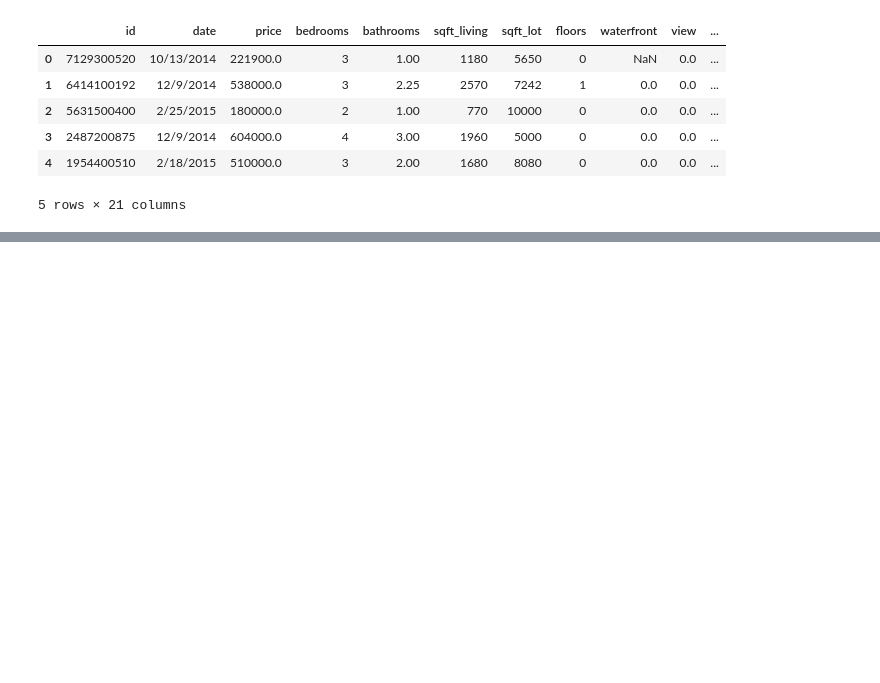
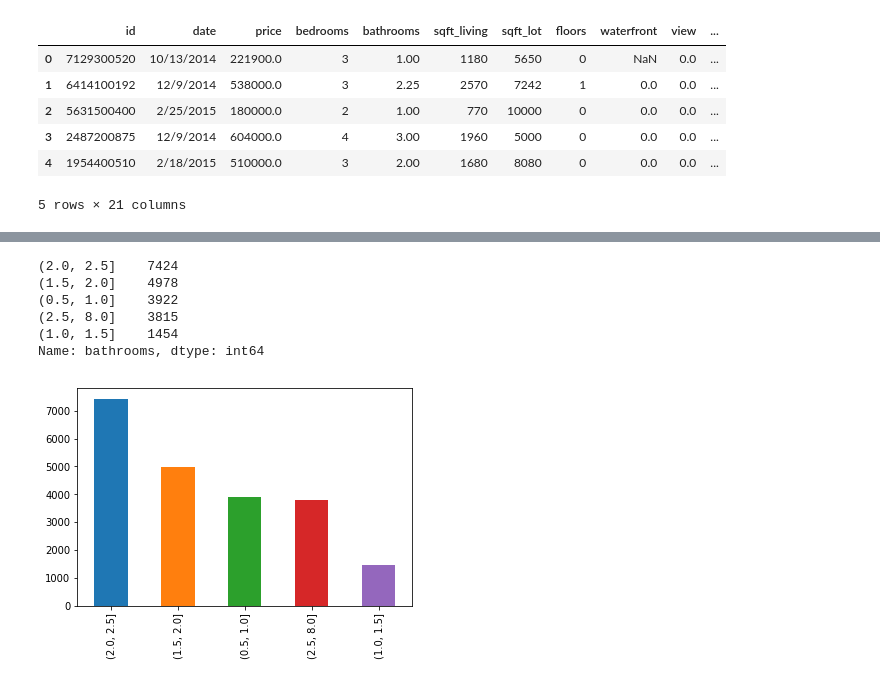
Before and after one commit to whitcrrd/dsc-1-final-project-online-ds-ft-021119, a Jupyter notebook: student.ipynb, the cells around one changed output, grey strips where cells are left out. Saved outputs shown, nothing was run; the diff lists cells and outputs as text; code cells hidden in the pictures; blank space fills up the shorter version.

```diff
--- a/student.ipynb
+++ b/student.ipynb
@@ -281,0 +299,11 @@ data.head()
+# %%
+bath_bin = [0.5, 1,1.5,2,2.5,8]
+bath_bins = bin_cats(data, "bathrooms", bath_bin)
+# %% [output]
+(2.0, 2.5]    7424
+(1.5, 2.0]    4978
+(0.5, 1.0]    3922
+(2.5, 8.0]    3815
+(1.0, 1.5]    1454
+Name: bathrooms, dtype: int64
+[figure, added]
```
Also changed, not shown: parts of 11 cells of this notebook.
